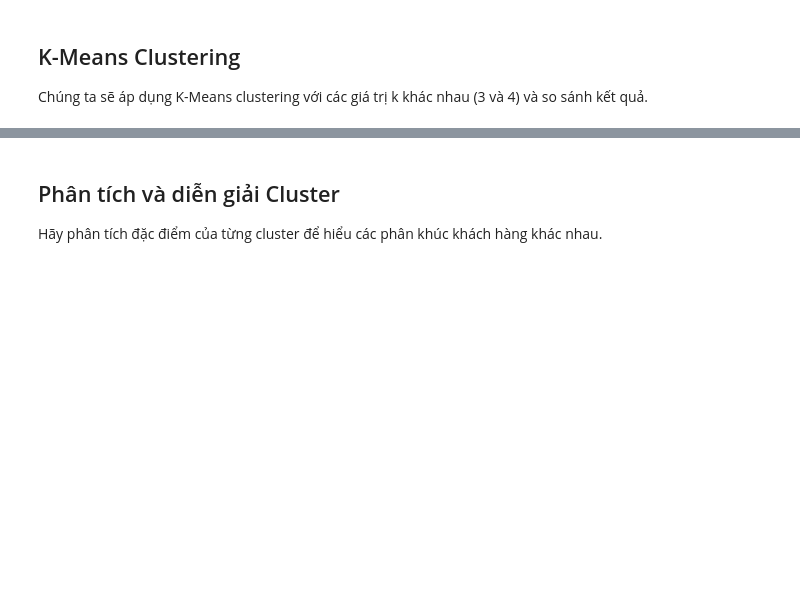
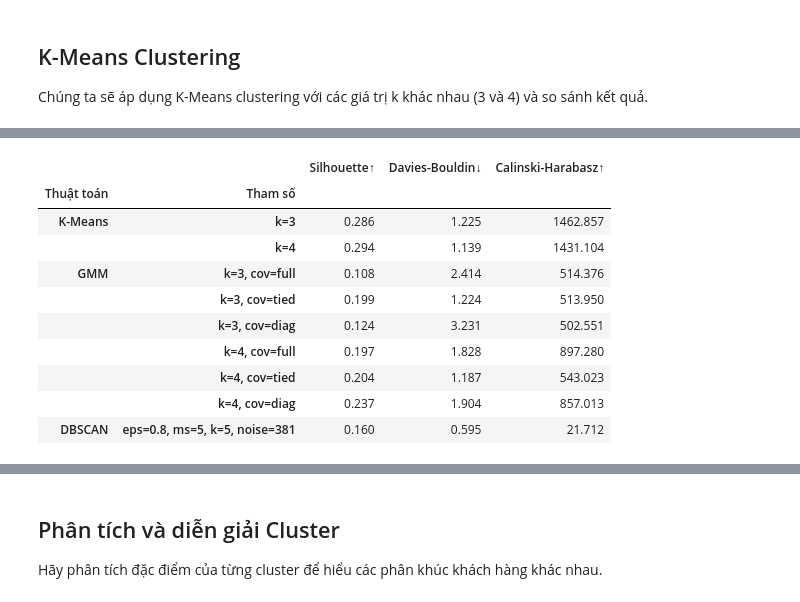
Before and after one commit to nguyenhuuloc0912/advanced_customer_segmentation, a Jupyter notebook: notebooks/03_modeling.ipynb, the cells around one changed output, grey strips where cells are left out. Cells and saved outputs as stored; diff of their text form; code cells hidden in the pictures; blank space fills up the shorter version.

Commit message:
updated new data and try another algorithm to compare performance with K-means

```diff
--- a/notebooks/03_modeling.ipynb
+++ b/notebooks/03_modeling.ipynb
@@ -152,0 +172,15 @@ analyzer.plot_clusters_pca_3d([3, 4])
+# %%
+# Cell mới 3 — Bảng so sánh K-Means, GMM, DBSCAN
+df_compare = analyzer.compare_clustering(k_values=[3, 4], include_dbscan=True)
+# %% [output]
+|  |  | Silhouette↑ | Davies-Bouldin↓ | Calinski-Harabasz↑ |
+| Thuật toán | Tham số |  |  |  |
+| K-Means | k=3 | 0.286 | 1.225 | 1462.857 |
+|  | k=4 | 0.294 | 1.139 | 1431.104 |
+| GMM | k=3, cov=full | 0.108 | 2.414 | 514.376 |
+|  | k=3, cov=tied | 0.199 | 1.224 | 513.950 |
+|  | k=3, cov=diag | 0.124 | 3.231 | 502.551 |
+|  | k=4, cov=full | 0.197 | 1.828 | 897.280 |
+|  | k=4, cov=tied | 0.204 | 1.187 | 543.023 |
+|  | k=4, cov=diag | 0.237 | 1.904 | 857.013 |
+| DBSCAN | eps=0.8, ms=5, k=5, noise=381 | 0.160 | 0.595 | 21.712 |
```
Also changed, not shown: parts of 29 cells of this notebook.
